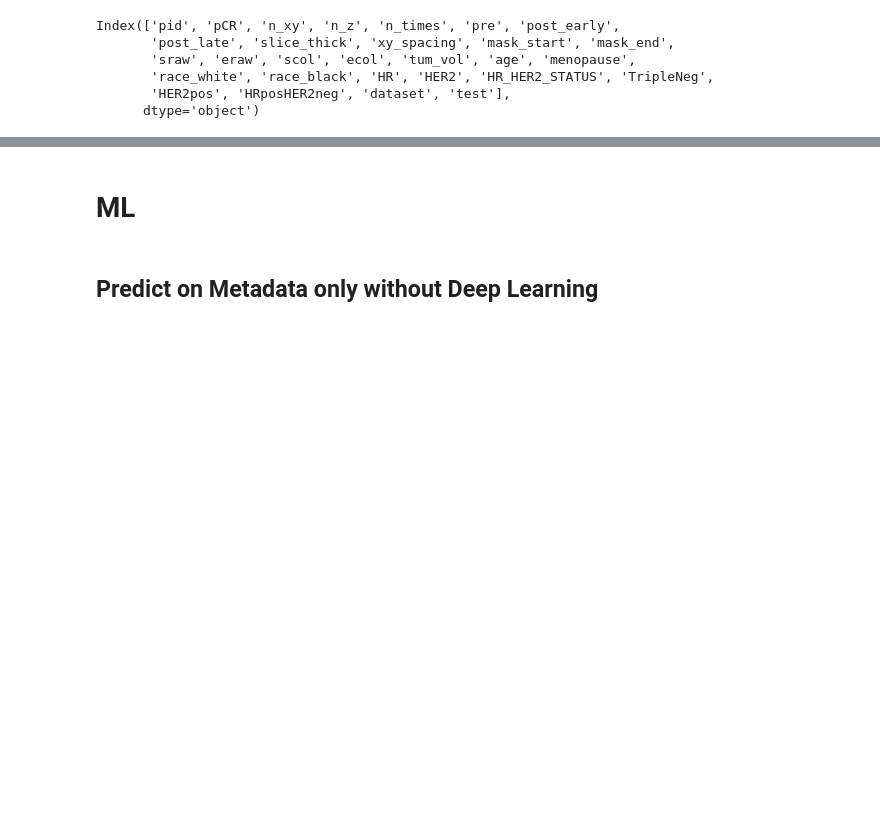
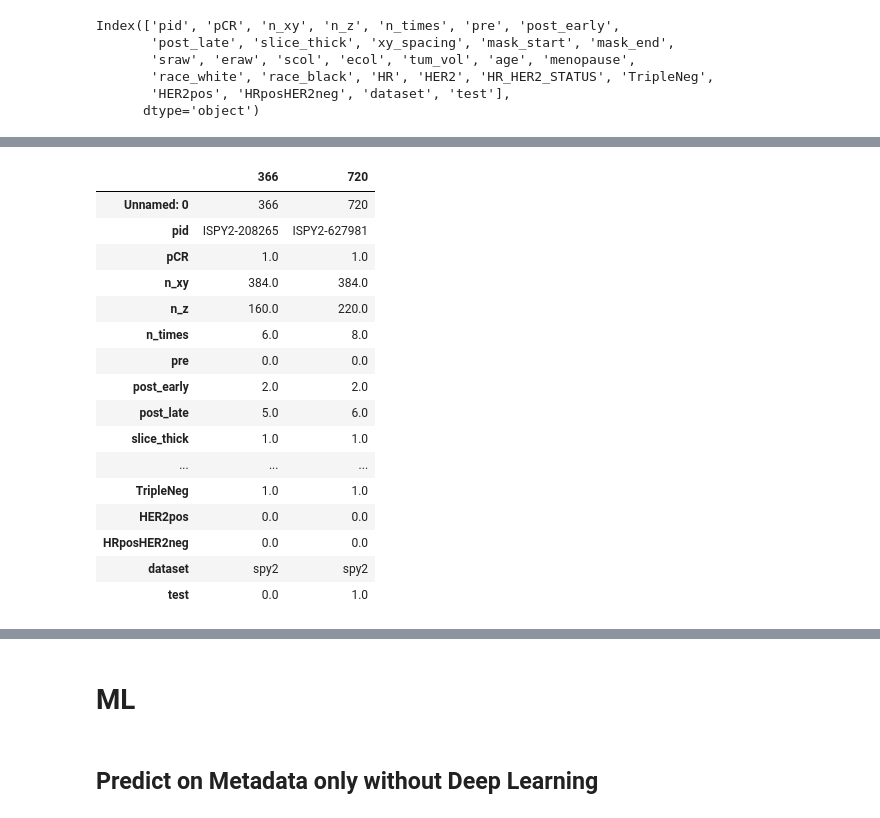
Before and after one commit to bubbysolway/BreastDCEDL, a Jupyter notebook: BreastDCEDL_modeling_with_nifti_files.ipynb, the cells around one changed output, grey strips where cells are left out. Drawn from its saved outputs; the diff is of its cells as text; code cells hidden in the pictures; blank space fills up the shorter version.

```diff
--- a/BreastDCEDL_modeling_with_nifti_files.ipynb
+++ b/BreastDCEDL_modeling_with_nifti_files.ipynb
@@ -376,0 +412,20 @@ df[df.pid.isin(no_vol)]
+# %%
+df[df.pid.isin(['ISPY2-208265','ISPY2-627981'])].T
+# %% [output]
+|  | 366 | 720 |
+| Unnamed: 0 | 366 | 720 |
+| pid | ISPY2-208265 | ISPY2-627981 |
+| pCR | 1.0 | 1.0 |
+| n_xy | 384.0 | 384.0 |
+| n_z | 160.0 | 220.0 |
+| n_times | 6.0 | 8.0 |
+| pre | 0.0 | 0.0 |
+| post_early | 2.0 | 2.0 |
+| post_late | 5.0 | 6.0 |
+| slice_thick | 1.0 | 1.0 |
+| ... | ... | ... |
+| TripleNeg | 1.0 | 1.0 |
+| HER2pos | 0.0 | 0.0 |
+| HRposHER2neg | 0.0 | 0.0 |
+| dataset | spy2 | spy2 |
+| test | 0.0 | 1.0 |
```
Also changed, not shown: parts of 44 cells of this notebook, 3 other files.
